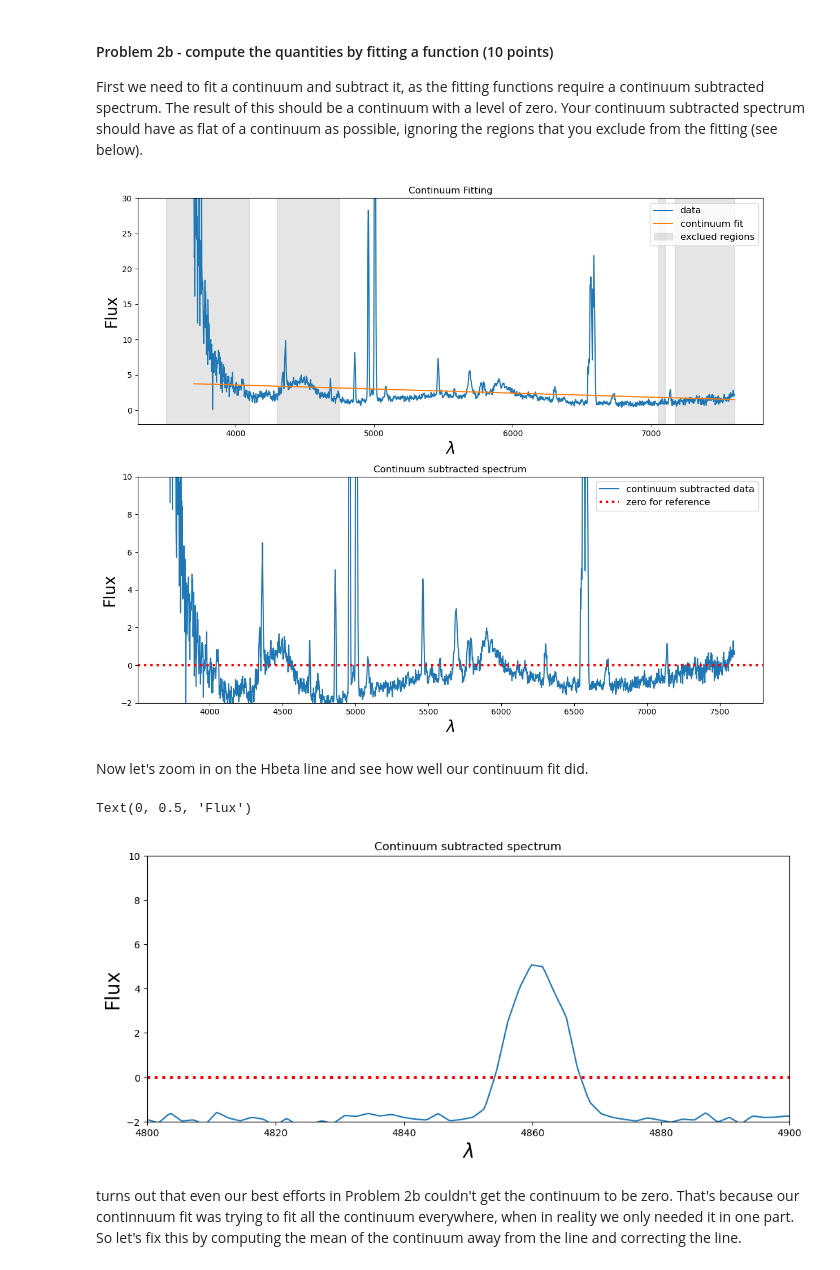
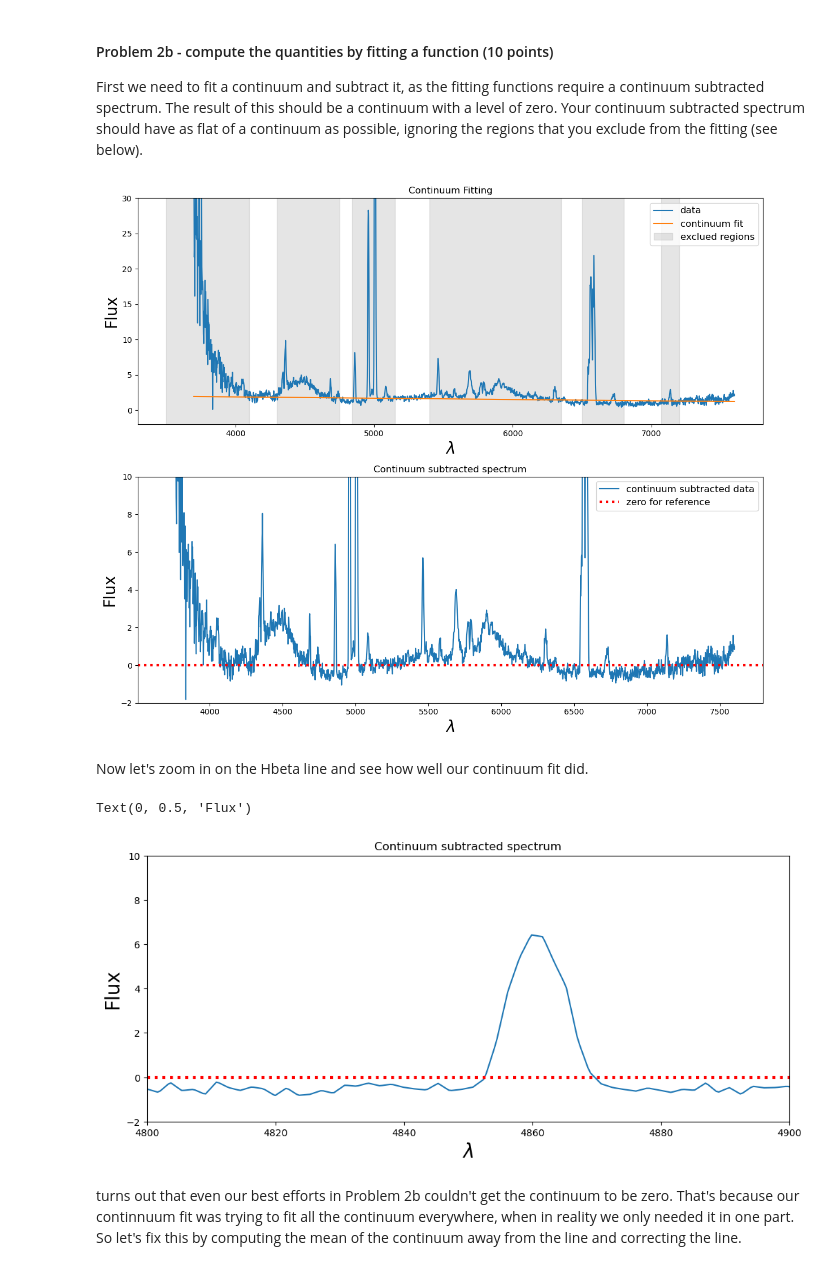
Before and after one commit to EvanBarkus/Analysis_real_spectra_student, a Jupyter notebook: analysis_real_spectra.student.ipynb, the cells around one changed output. Saved outputs shown, nothing was run; the diff lists cells and outputs as text; code cells hidden in the pictures.

```diff
--- a/analysis_real_spectra.student.ipynb
+++ b/analysis_real_spectra.student.ipynb
@@ -213,9 +213,11 @@ lamhigh = [4100,4750]
 #************************
 #your other regions go here.
 #a list of the lower bounds
-lamlow.extend([7050,7170])
+lamlow.extend([4840,5400])
+lamlow.extend([6500,7070])
 #a list of the upper bounds
-lamhigh.extend([7100,7600])
+lamhigh.extend([5150,6350])
+lamhigh.extend([6800,7200])
 
 #this creates the SpectralRegion that contains all of the excluded regions
 for ilam,lam in enumerate(lamlow):
@@ -239,34 +241,34 @@ y_fit = fitted_continuum(specm57.wavelength)
 #plot the spectrum and the continuum fit
 f,(ax1,ax2) = plt.subplots(2,1,figsize=(12,10))
 ax1.plot(specm57.wavelength, specm57.flux,label='data')
 ax1.plot(specm57.wavelength, y_fit,label='continuum fit')
 ax1.set_title("Continuum Fitting")
 ax1.set_ylim(-2,30)
 ax1.set_xlabel("$\lambda$",fontsize=20)
 ax1.set_ylabel("Flux",fontsize=20)
 
 #to help you decide which regions to exclude, plot gray regions that are excluded.
 for ilam,lam in enumerate(lamlow):
     ax1.fill_betweenx([-100,100],lamlow[ilam],x2=lamhigh[ilam],color='gray',alpha=0.2,label='exclued regions')
 
     #only make the legend after the first iteration so it only makes one box
     if ilam==0:
         ax1.legend(fontsize=12)
 
 #plot the continuum subtracted spectrum
 contsubspec = specm57.flux - y_fit
 ax2.plot(specm57.wavelength, contsubspec, label='continuum subtracted data')
 ax2.set_title("Continuum subtracted spectrum")
 ax2.set_ylim(-2,10)
 ax2.axhline(0.0,color='red',linestyle=':',linewidth=3,label='zero for reference')
 ax2.set_xlabel("$\lambda$",fontsize=20)
 ax2.set_ylabel("Flux",fontsize=20)
 ax2.legend(fontsize=12)
 
 #this optimizes the spacing between the figures
 f.tight_layout()
 # %% [output]
-[figure, old version]
+[figure, new version]
 # %% [markdown]
 Now let's zoom in on the Hbeta line and see how well our continuum fit did.
 # %%
@@ -283,7 +285,7 @@ ax.set_xlabel("$\lambda$",fontsize=20)
 ax.set_ylabel("Flux",fontsize=20)
 # %% [output]
 Text(0, 0.5, 'Flux')
-[figure, old version]
+[figure, new version]
 # %% [markdown]
 turns out that even our best efforts in Problem 2b couldn't get the continuum to be zero.  That's because our continnuum fit was trying to fit all the continuum everywhere, when in reality we only needed it in one part.  So let's fix this by computing the mean of the continuum away from the line and correcting the line.
 # %%
```
Also changed, not shown: parts of 6 cells of this notebook.
